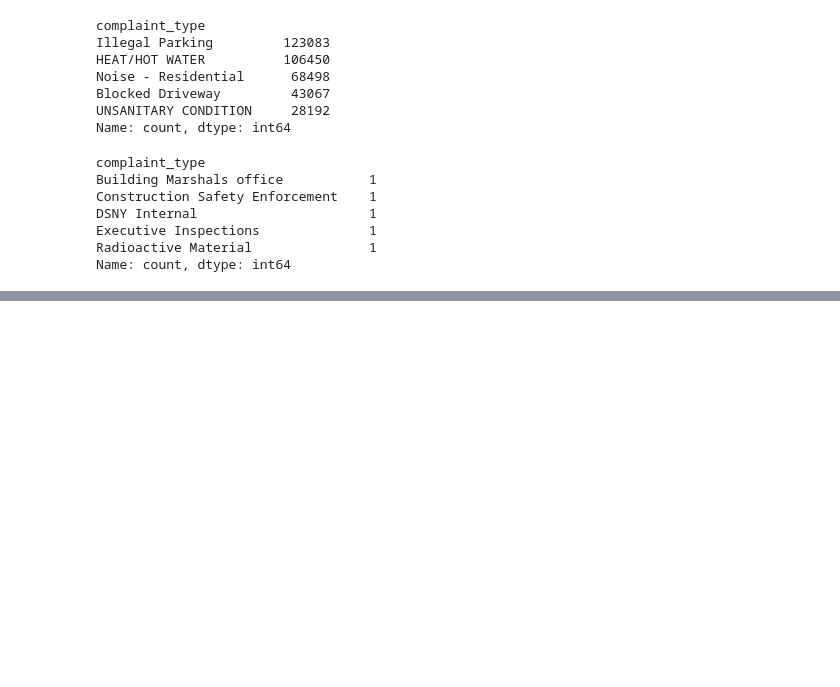
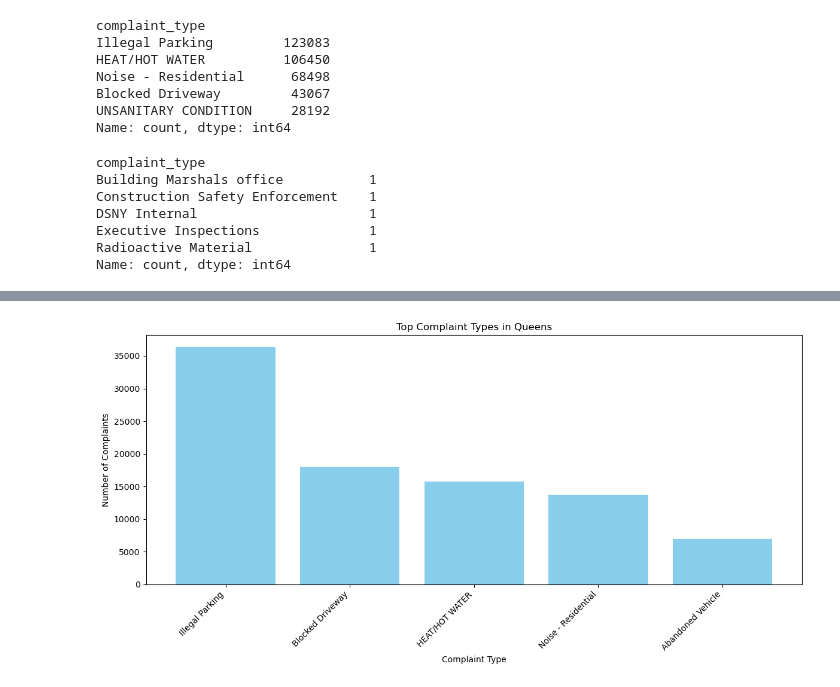
Before and after one commit to ajones1010/NYC-311-Analysis, a Jupyter notebook: nyc_311.ipynb, the cells around one changed output, grey strips where cells are left out. Drawn from its saved outputs; the diff is of its cells as text; code cells hidden in the pictures; blank space fills up the shorter version.

```diff
--- a/nyc_311.ipynb
+++ b/nyc_311.ipynb
@@ -541,0 +522,6 @@ dtype: int64
+# %%
+queens_complaints = nyc311_service_line[nyc311_service_line['borough'] == 'QUEENS']
+queens_complaints_counts = queens_complaints.groupby('complaint_type').size()
+queens_complaints_df = queens_complaints_counts.reset_index(name='count')
+queens_complaints_sorted = queens_complaints_df.sort_values(by='count', ascending=False)
+queens_complaints_sorted.head()
@@ -541,0 +535,11 @@ dtype: int64
+# %%
+plt.figure(figsize=(12, 6))
+plt.bar(queens_complaints_sorted['complaint_type'][:5], queens_complaints_sorted['count'][:5], color='skyblue')
+plt.xlabel('Complaint Type')
+plt.ylabel('Number of Complaints')
+plt.title('Top Complaint Types in Queens')
+plt.xticks(rotation=45, ha='right')
+plt.tight_layout()
+plt.show()
+# %% [output]
+[figure, added]
```
Also changed, not shown: parts of 23 cells of this notebook.
